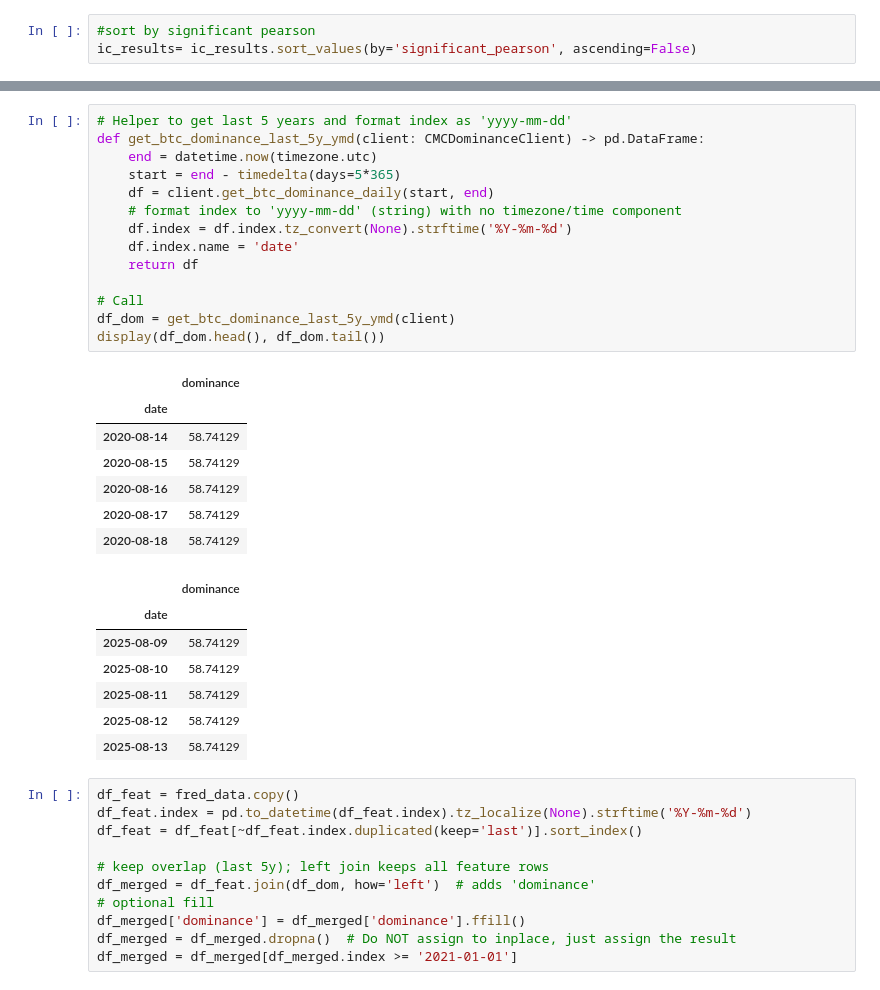
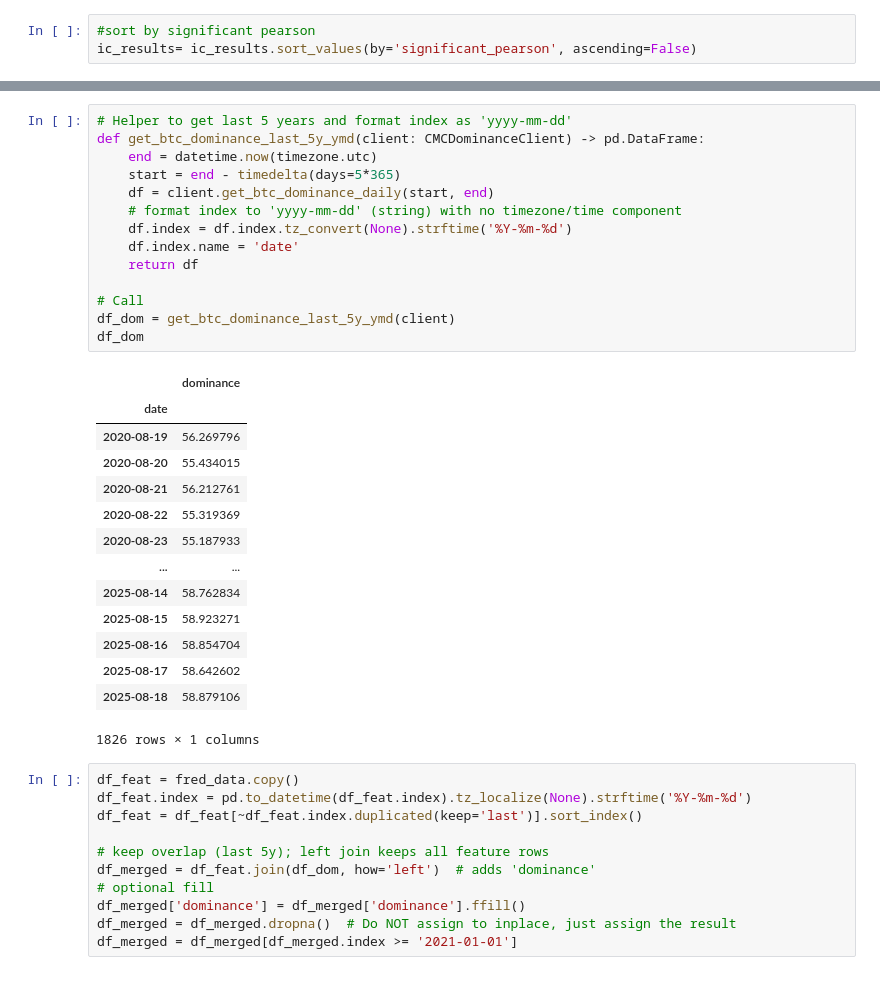
Before and after one commit to ohmjariwala/BTC-Return-Forecasting, a Jupyter notebook: btc_swing.ipynb, the cells around one changed output, grey strips where cells are left out. Saved outputs shown, nothing was run; the diff lists cells and outputs as text.

```diff
--- a/btc_swing.ipynb
+++ b/btc_swing.ipynb
@@ -1084,32 +1083,32 @@ BTC Dominance series (daily): (1826, 1)
 # %%
 # Helper to get last 5 years and format index as 'yyyy-mm-dd'
 def get_btc_dominance_last_5y_ymd(client: CMCDominanceClient) -> pd.DataFrame:
     end = datetime.now(timezone.utc)
     start = end - timedelta(days=5*365)
     df = client.get_btc_dominance_daily(start, end)
     # format index to 'yyyy-mm-dd' (string) with no timezone/time component
     df.index = df.index.tz_convert(None).strftime('%Y-%m-%d')
     df.index.name = 'date'
     return df
 
 # Call
 df_dom = get_btc_dominance_last_5y_ymd(client)
-display(df_dom.head(), df_dom.tail())
+df_dom
 # %% [output]
 |  | dominance |
 | date |  |
-| 2020-08-14 | 58.74129 |
-| 2020-08-15 | 58.74129 |
-| 2020-08-16 | 58.74129 |
-| 2020-08-17 | 58.74129 |
-| 2020-08-18 | 58.74129 |
+| 2020-08-19 | 56.269796 |
+| 2020-08-20 | 55.434015 |
+| 2020-08-21 | 56.212761 |
+| 2020-08-22 | 55.319369 |
+| 2020-08-23 | 55.187933 |
+| ... | ... |
+| 2025-08-14 | 58.762834 |
+| 2025-08-15 | 58.923271 |
+| 2025-08-16 | 58.854704 |
+| 2025-08-17 | 58.642602 |
+| 2025-08-18 | 58.879106 |
-|  | dominance |
-| date |  |
-| 2025-08-09 | 58.74129 |
-| 2025-08-10 | 58.74129 |
-| 2025-08-11 | 58.74129 |
-| 2025-08-12 | 58.74129 |
-| 2025-08-13 | 58.74129 |
+1826 rows × 1 columns
 # %%
 df_feat = fred_data.copy()
 df_feat.index = pd.to_datetime(df_feat.index).tz_localize(None).strftime('%Y-%m-%d')
```
Also changed, not shown: parts of 20 cells of this notebook, 2 other files.
